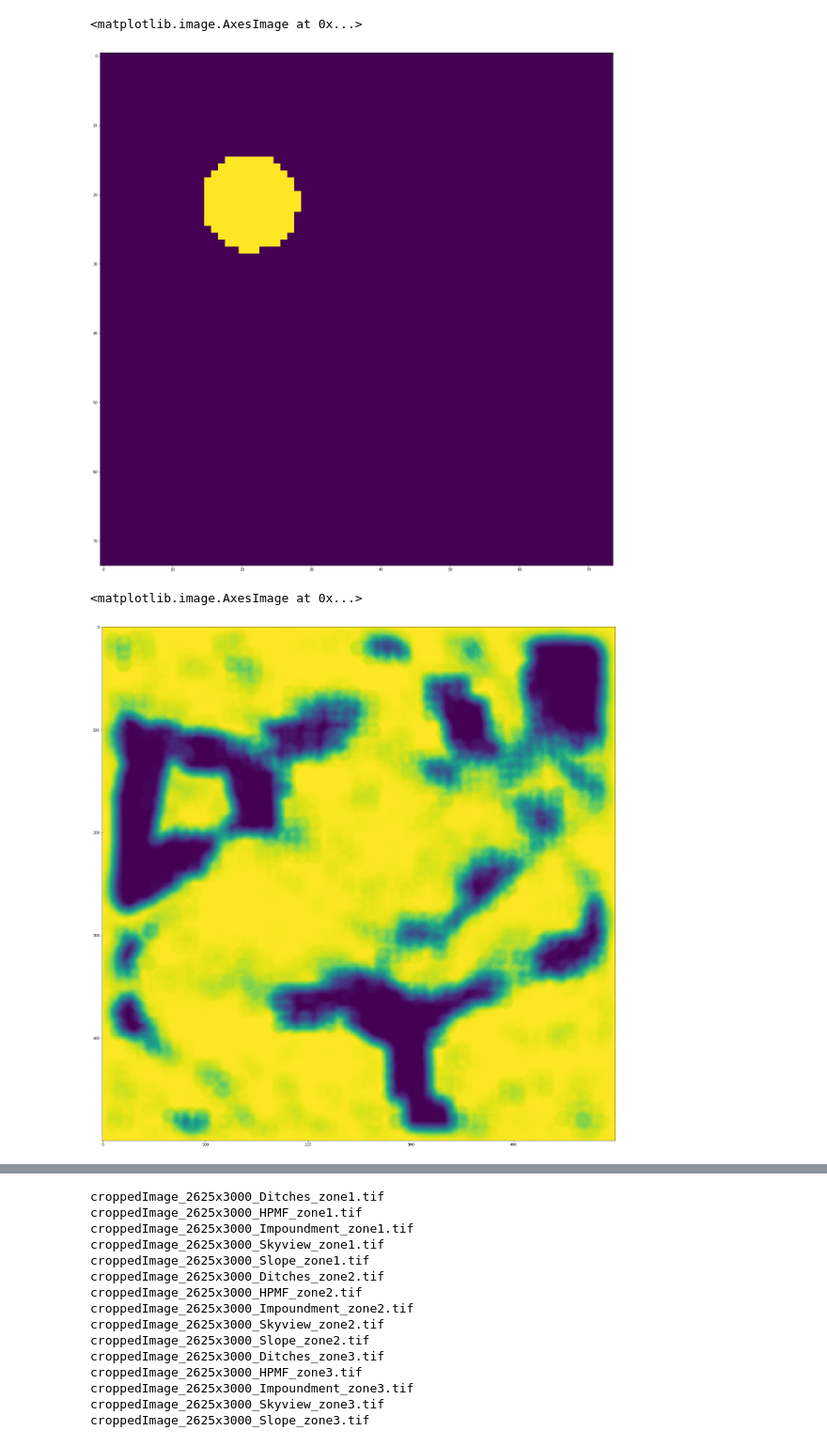
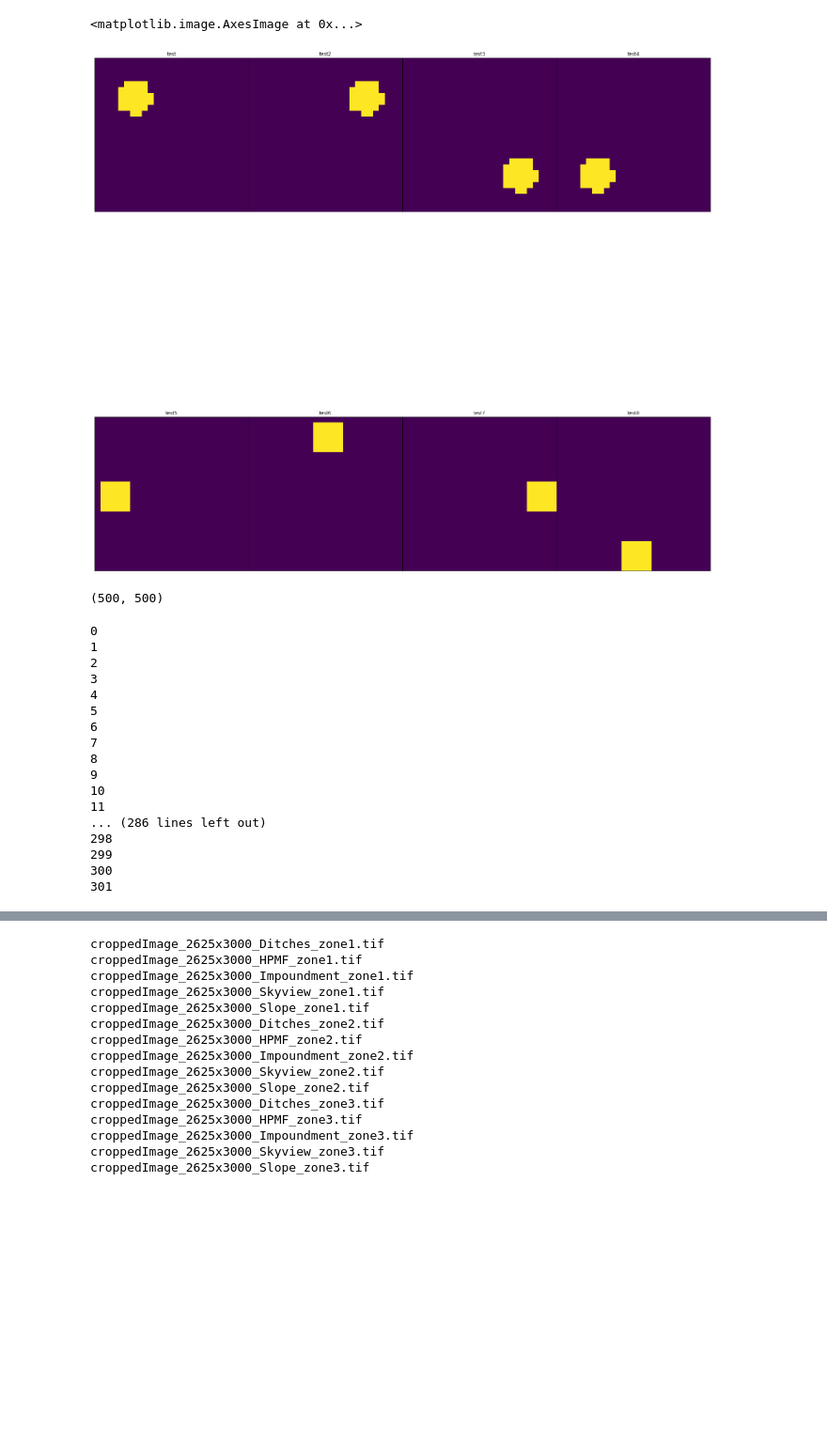
Before and after one commit to jonatan-flyckt/bachelors-thesis-playground, a Jupyter notebook: jonatan_features/features.ipynb, the cells around one changed output, grey strips where cells are left out. Shown at 94% size. Drawn from its saved outputs; the diff is of its cells as text; code cells hidden in the pictures; blank space fills up the shorter version.

Commit message:
Adds a new very slow filter function-

```diff
--- a/jonatan_features/features.ipynb
+++ b/jonatan_features/features.ipynb
@@ -104,6 +182,57 @@ def meanFromMask(arr, index, mask):
+# %%
+
+plt.figure(num=None, figsize=(28,32), facecolor='w', edgecolor='k')
+ax = [plt.subplot(2,4,i+1) for i in range(8)]
+for a in ax:
+    a.set_xticklabels([])
+    a.set_yticklabels([])
+    a.tick_params(bottom=False, left=False)
+plt.subplots_adjust(wspace=0,hspace=0.1)
+
+
+ax[0].title.set_text("test")
+ax[0].imshow(createOpposingMask(3, 10, 0))
+ax[1].title.set_text("test2")
+ax[1].imshow(createOpposingMask(3, 10, 1))
+ax[2].title.set_text("test3")
+ax[2].imshow(createOpposingMask(3, 10, 2))
+ax[3].title.set_text("test4")
+ax[3].imshow(createOpposingMask(3, 10, 3))
+ax[4].title.set_text("test5")
+ax[4].imshow(createOpposingMask(3, 10, 4))
+ax[5].title.set_text("test6")
+ax[5].imshow(createOpposingMask(3, 10, 5))
+ax[6].title.set_text("test7")
+ax[6].imshow(createOpposingMask(3, 10, 6))
+ax[7].title.set_text("test8")
+ax[7].imshow(createOpposingMask(3, 10, 7))
+# %% [output]
+<matplotlib.image.AxesImage at 0x...>
+[figure, added]
+# %%
+skyViewArr = np.asarray(Image.open("../cropped_data/500x500/croppedImage_Skyview500x500.tif"))
+skyViewArr.shape
+# %% [output]
+(500, 500)
 # %%
+newSkyViewArr = OpposingCircleFilter(skyViewArr, 3, 10)
 plt.figure(num=None, figsize=(28,26), facecolor='w', edgecolor='k')
-plt.imshow(create_opposing_mask(7, 30, 0))
+plt.imshow(newSkyViewArr)
 # %% [output]
-<matplotlib.image.AxesImage at 0x...>
+0
+1
+2
+3
+4
+5
+6
+7
+8
+9
+10
+11
+... (286 lines left out)
+298
+299
+300
+301
-[figure, removed]
@@ -221,13 +239,3 @@ def meanFromMask(arr, index, mask):
-# %%
-#skyViewArr = np.asarray(Image.open("../cropped_data/500x500/croppedImage_Skyview500x500.tif"))
-circ_mask8 = create_circular_mask(8)
-newSkyViewArr = OpposingLinearCombination(skyViewArr, 6, 3, 0.8)
-newerSkyViewArr = OpposingLinearCombination(newSkyViewArr, 10, 4, 0.001)
-plt.figure(num=None, figsize=(28,26), facecolor='w', edgecolor='k')
-plt.imshow(gf(newerSkyViewArr, np.nanmean, footprint=circ_mask8))
-# %% [output]
-<matplotlib.image.AxesImage at 0x...>
-[figure, removed]
 # %%
 plt.figure(num=None, figsize=(28,26), facecolor='w', edgecolor='k')
 plt.imshow(skyViewArr)
```
Also changed, not shown: parts of 3 cells of this notebook.
